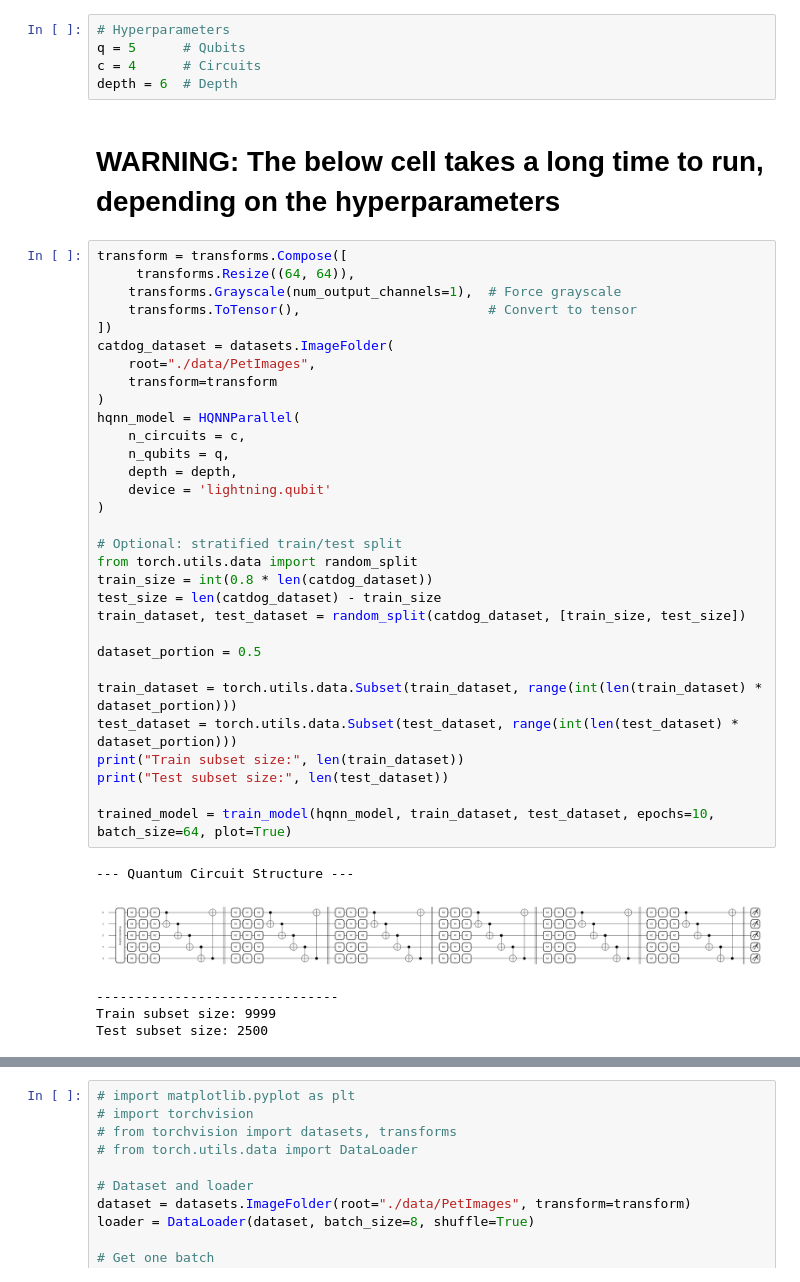
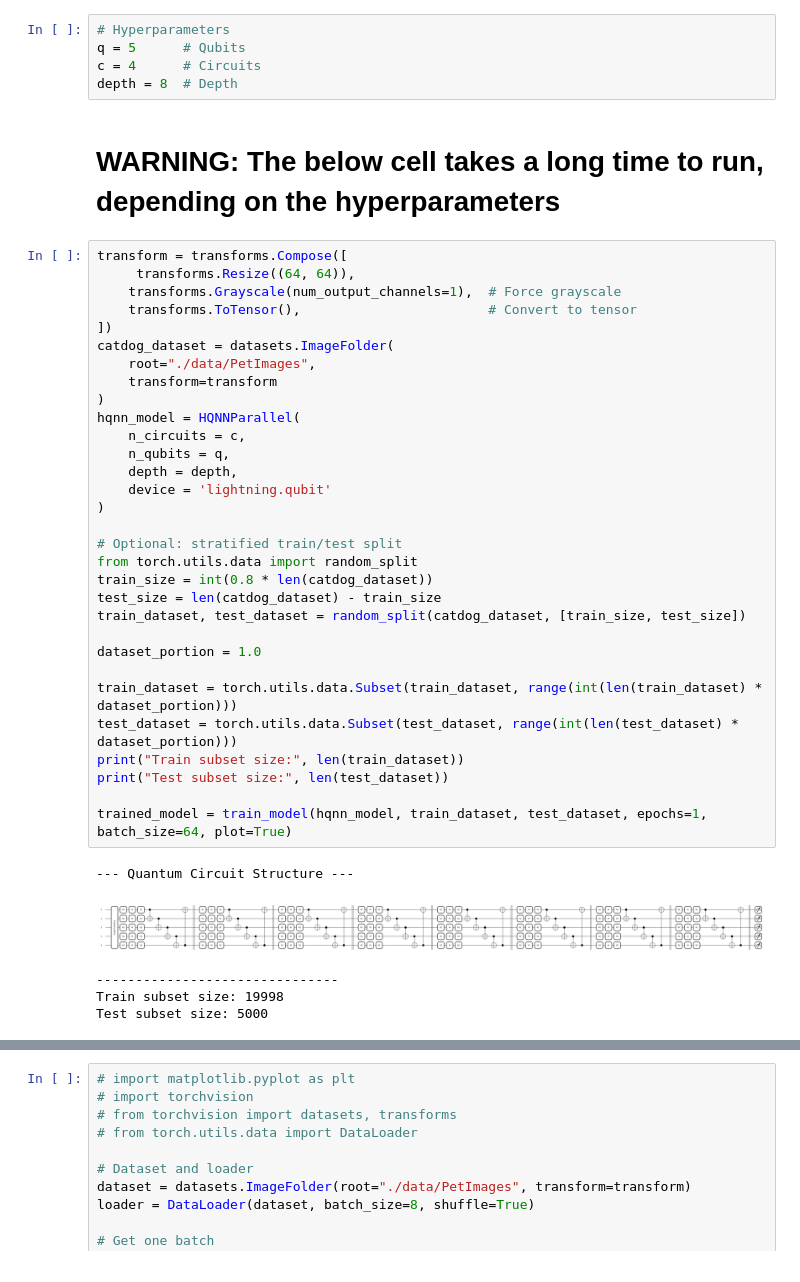
Before and after one commit to pk-2004/quantum-classification, a Jupyter notebook: HQNN/HQNN-Parallel-local.ipynb, the cells around one changed output, grey strips where cells are left out. Cells and saved outputs as stored; diff of their text form.

```diff
--- a/HQNN/HQNN-Parallel-local.ipynb
+++ b/HQNN/HQNN-Parallel-local.ipynb
@@ -615,43 +615,43 @@ def predict_image(model, image_tensor):
 # Hyperparameters
 q = 5      # Qubits
 c = 4      # Circuits
-depth = 6  # Depth
+depth = 8  # Depth
 # %% [markdown]
 # WARNING: The below cell takes a long time to run, depending on the hyperparameters
 # %%
 transform = transforms.Compose([
      transforms.Resize((64, 64)),
     transforms.Grayscale(num_output_channels=1),  # Force grayscale
     transforms.ToTensor(),                        # Convert to tensor
 ])
 catdog_dataset = datasets.ImageFolder(
     root="./data/PetImages",
     transform=transform
 )
 hqnn_model = HQNNParallel(
     n_circuits = c,
     n_qubits = q,
     depth = depth,
     device = 'lightning.qubit'
 )
 
 # Optional: stratified train/test split
 from torch.utils.data import random_split
 train_size = int(0.8 * len(catdog_dataset))
 test_size = len(catdog_dataset) - train_size
 train_dataset, test_dataset = random_split(catdog_dataset, [train_size, test_size])
 
-dataset_portion = 0.5
+dataset_portion = 1.0
 
 train_dataset = torch.utils.data.Subset(train_dataset, range(int(len(train_dataset) * dataset_portion)))
 test_dataset = torch.utils.data.Subset(test_dataset, range(int(len(test_dataset) * dataset_portion)))
 print("Train subset size:", len(train_dataset))
 print("Test subset size:", len(test_dataset))
 
-trained_model = train_model(hqnn_model, train_dataset, test_dataset, epochs=10, batch_size=64, plot=True)
+trained_model = train_model(hqnn_model, train_dataset, test_dataset, epochs=1, batch_size=64, plot=True)
 # %% [output]
 --- Quantum Circuit Structure ---
-[figure, old version]
+[figure, new version]
 -------------------------------
-Train subset size: 9999
-Test subset size: 2500
+Train subset size: 19998
+Test subset size: 5000
```
Also changed, not shown: parts of 1 cell of this notebook.
